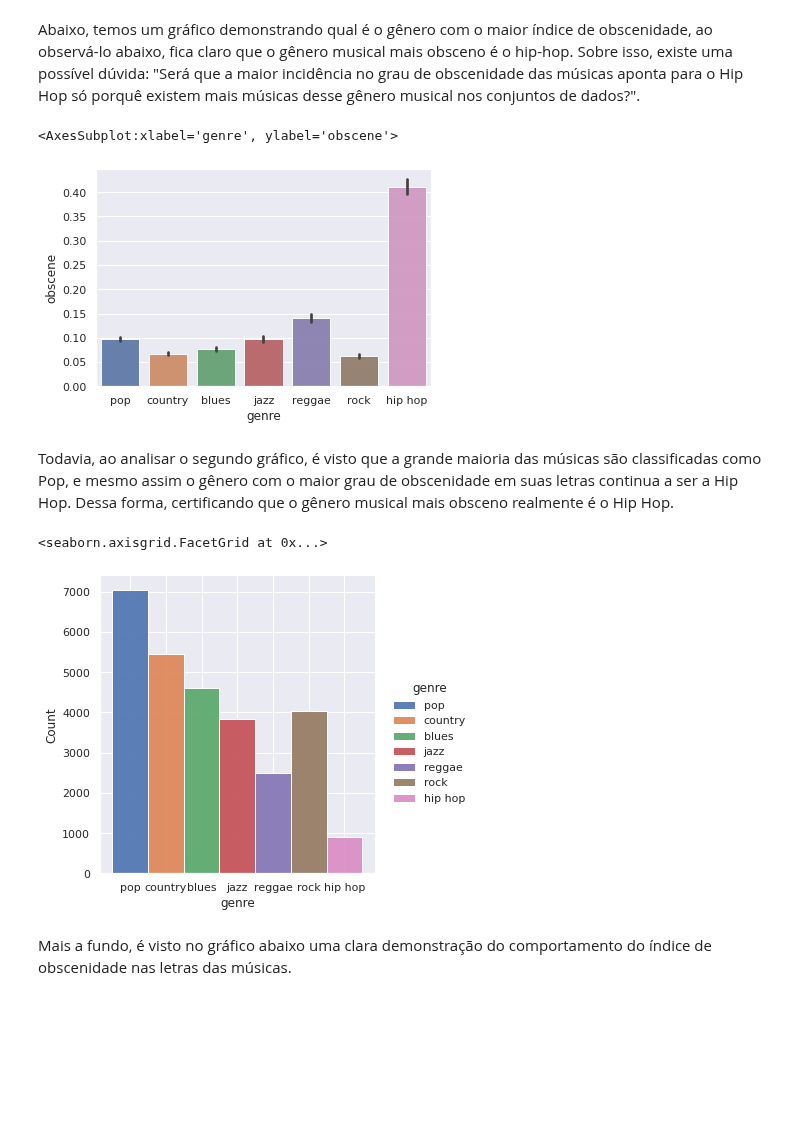
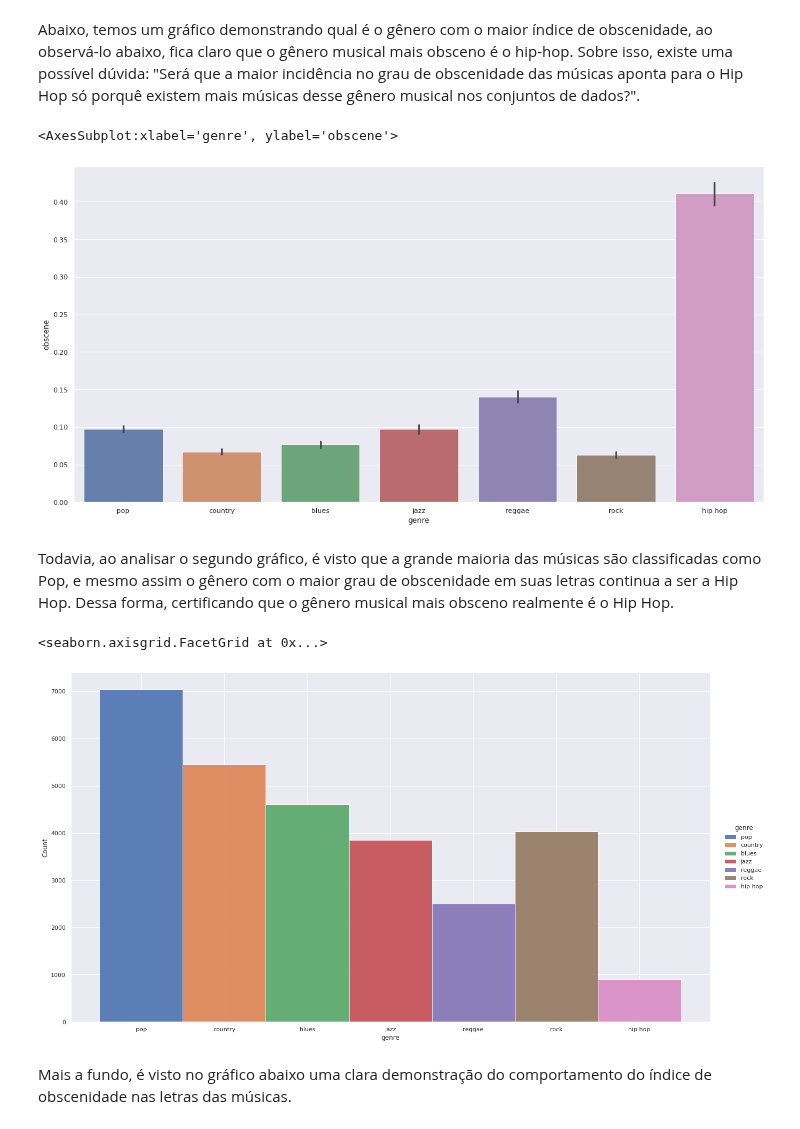
Before and after one commit to viniciusolzon/Music_Analysis, a Jupyter notebook: final_project.ipynb, the cells around one changed output. Saved outputs shown, nothing was run; the diff lists cells and outputs as text; code cells hidden in the pictures; blank space fills up the shorter version.

```diff
--- a/final_project.ipynb
+++ b/final_project.ipynb
@@ -417,17 +417,20 @@ Para conseguir essa informação, vamos observar o grau de obscenidade de cada m
 Abaixo, temos um gráfico demonstrando qual é o gênero com o maior índice de obscenidade, ao observá-lo abaixo, fica claro que o gênero musical mais obsceno é o hip-hop. Sobre isso, existe uma possível dúvida: "Será que a maior incidência no grau de obscenidade das músicas aponta para o Hip Hop só porquê existem mais músicas desse gênero musical nos conjuntos de dados?".
 # %%
 sns.set_theme()
-sns.barplot(x = "genre", y = "obscene", data = second_df, alpha = 0.9)
+fig_dims = (20, 10)
+fig, ax = plt.subplots(figsize = fig_dims)
+
+sns.barplot(x = "genre", y = "obscene", ax = ax, data = second_df, alpha = 0.9)
 # %% [output]
 <AxesSubplot:xlabel='genre', ylabel='obscene'>
-[figure, old version]
+[figure, new version]
 # %% [markdown]
 Todavia, ao analisar o segundo gráfico, é visto que a grande maioria das músicas são classificadas como Pop, e mesmo assim o gênero com o maior grau de obscenidade em suas letras continua a ser a Hip Hop. Dessa forma, certificando que o gênero musical mais obsceno realmente é o Hip Hop.
 # %%
-sns.displot(x = "genre", data = second_df, hue = "genre", alpha = 0.9)
+sns.displot(x = "genre", data = second_df, hue = "genre", alpha = 0.9, height = 10, aspect = 1.8)
 # %% [output]
 <seaborn.axisgrid.FacetGrid at 0x...>
-[figure, old version]
+[figure, new version]
 # %% [markdown]
 Mais a fundo, é visto no gráfico abaixo uma clara demonstração do comportamento do índice de obscenidade nas letras das músicas.
 # %%
```
Also changed, not shown: parts of 37 cells of this notebook.
